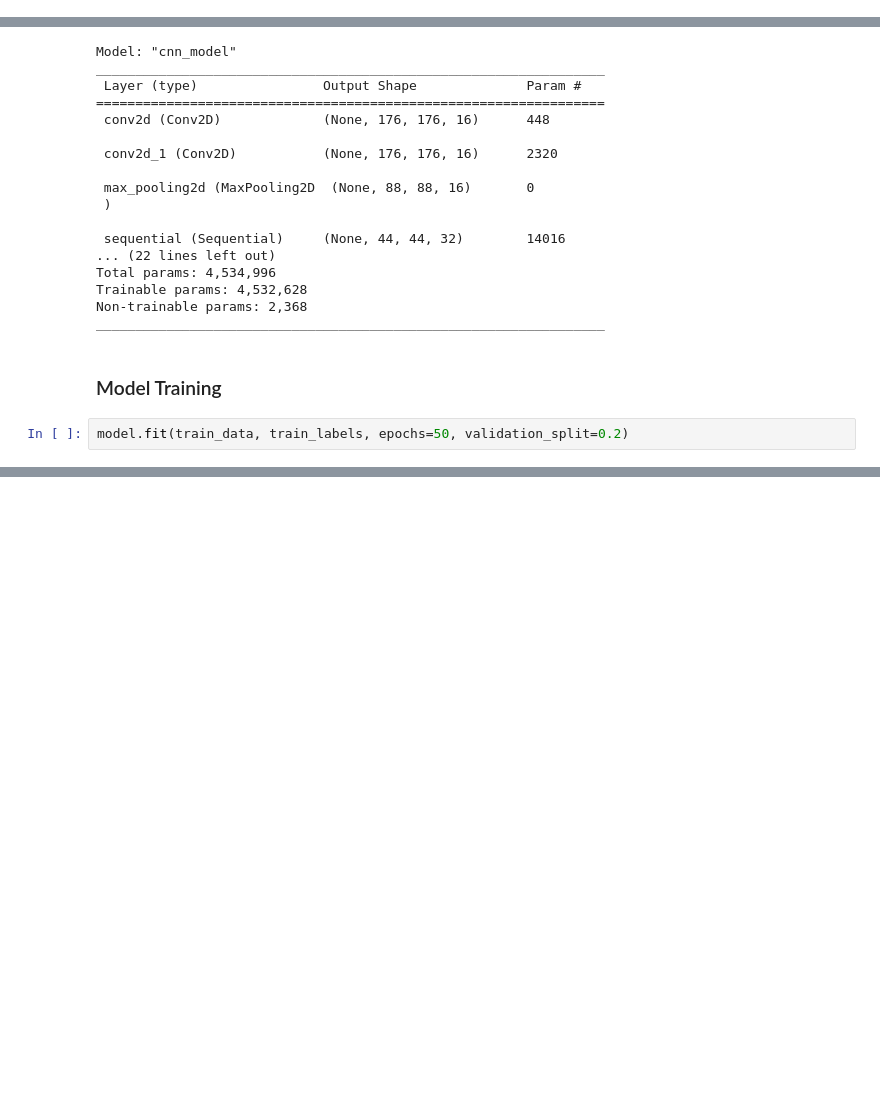
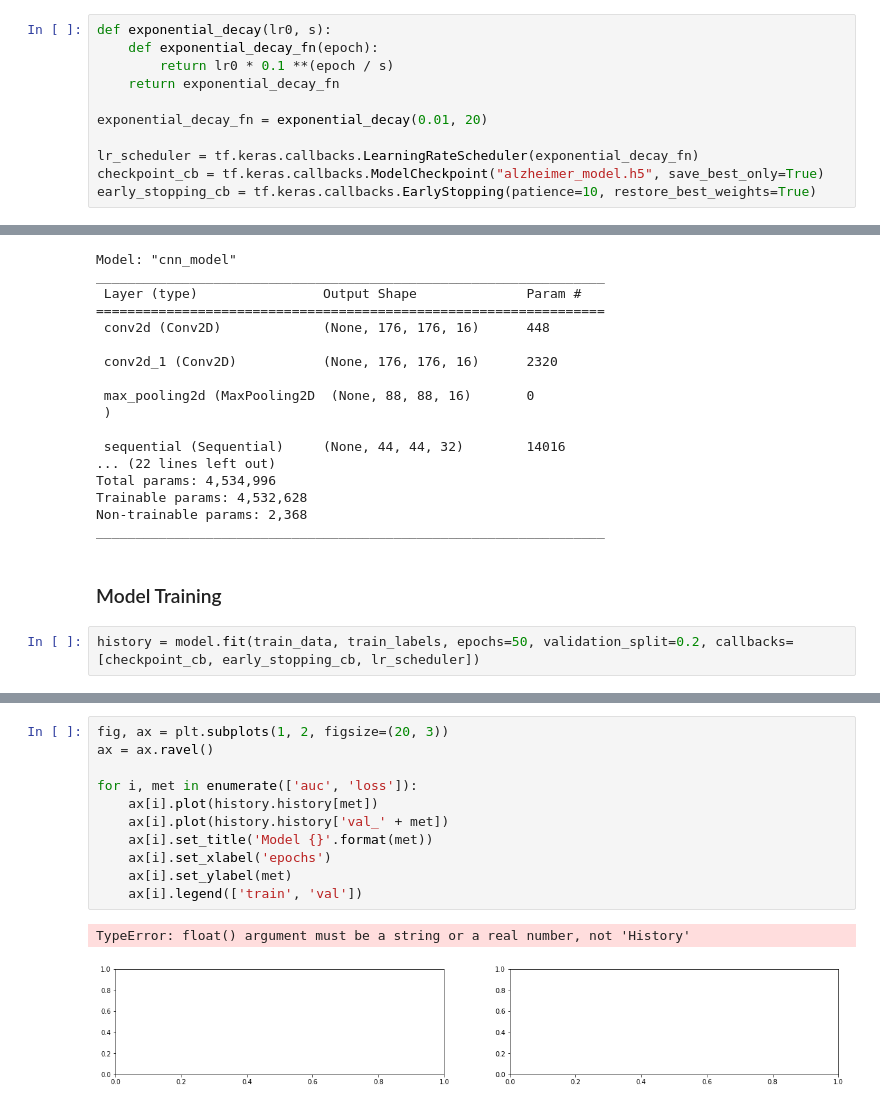
Before and after one commit to Aytijha/BRAIN.MRI, a Jupyter notebook: engine.ipynb, the cells around one changed output, grey strips where cells are left out. Cells and saved outputs as stored; diff of their text form; blank space fills up the shorter version.

Commit message:
model training

```diff
--- a/engine.ipynb
+++ b/engine.ipynb
@@ -165,3 +167,14 @@ def construct_model(act='relu'):
+# %%
+def exponential_decay(lr0, s):
+    def exponential_decay_fn(epoch):
+        return lr0 * 0.1 **(epoch / s)
+    return exponential_decay_fn
+
+exponential_decay_fn = exponential_decay(0.01, 20)
+
+lr_scheduler = tf.keras.callbacks.LearningRateScheduler(exponential_decay_fn)
+checkpoint_cb = tf.keras.callbacks.ModelCheckpoint("alzheimer_model.h5", save_best_only=True)
+early_stopping_cb = tf.keras.callbacks.EarlyStopping(patience=10, restore_best_weights=True)
 # %% [markdown]
 ### Model Compilation
 # %%
@@ -196,6 +209,6 @@ _________________________________________________________________
 # %% [markdown]
 ### Model Training
 # %%
-model.fit(train_data, train_labels, epochs=50, validation_split=0.2)
+history = model.fit(train_data, train_labels, epochs=50, validation_split=0.2, callbacks=[checkpoint_cb, early_stopping_cb, lr_scheduler])
 # %% [output]
 Epoch 1/50
@@ -218,0 +215,14 @@ Epoch 50/50
+# %%
+fig, ax = plt.subplots(1, 2, figsize=(20, 3))
+ax = ax.ravel()
+
+for i, met in enumerate(['auc', 'loss']):
+    ax[i].plot(history.history[met])
+    ax[i].plot(history.history['val_' + met])
+    ax[i].set_title('Model {}'.format(met))
+    ax[i].set_xlabel('epochs')
+    ax[i].set_ylabel(met)
+    ax[i].legend(['train', 'val'])
+# %% [output]
+TypeError: float() argument must be a string or a real number, not 'History'
+[figure, added]
```
Also changed, not shown: parts of 4 cells of this notebook.
